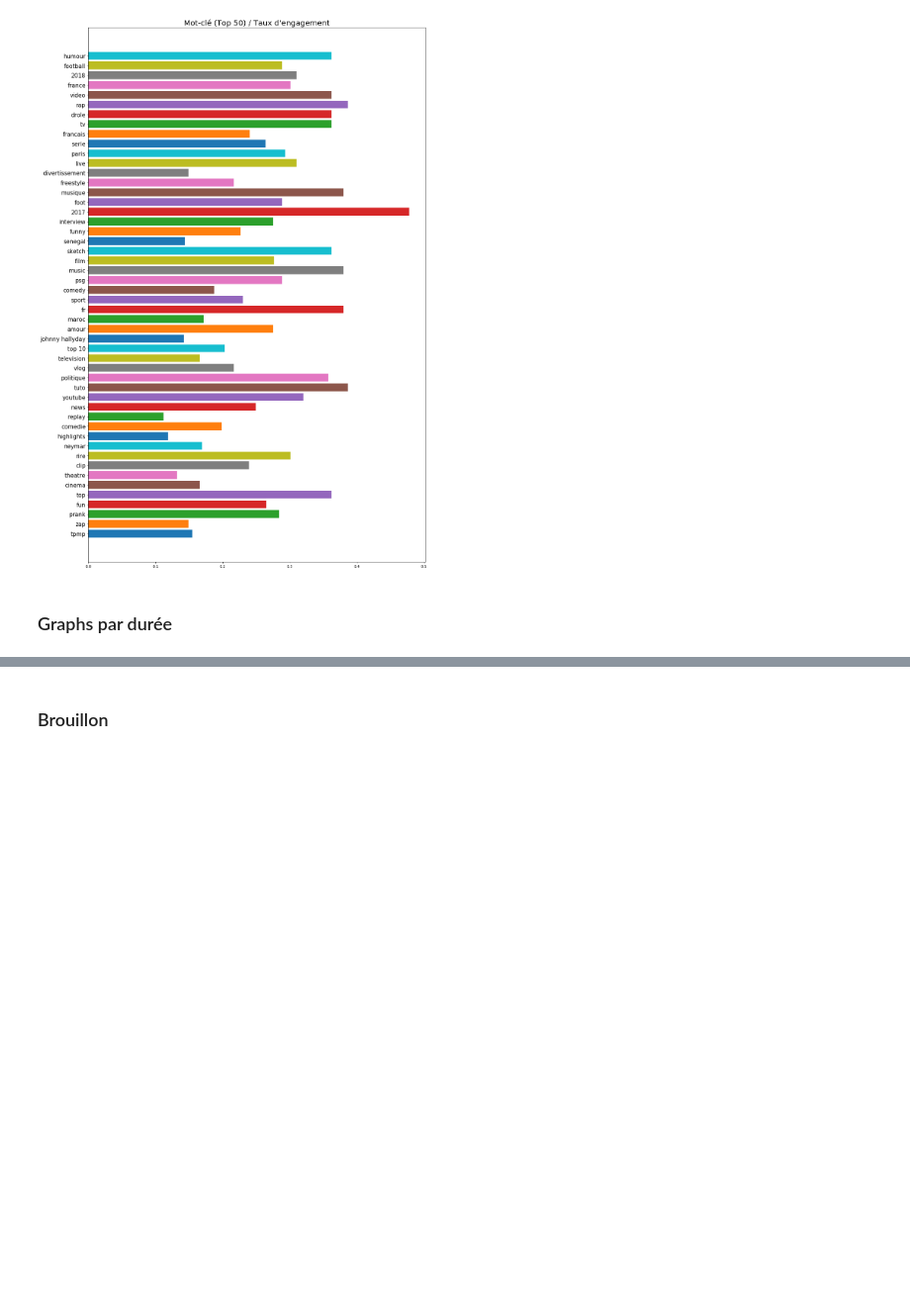
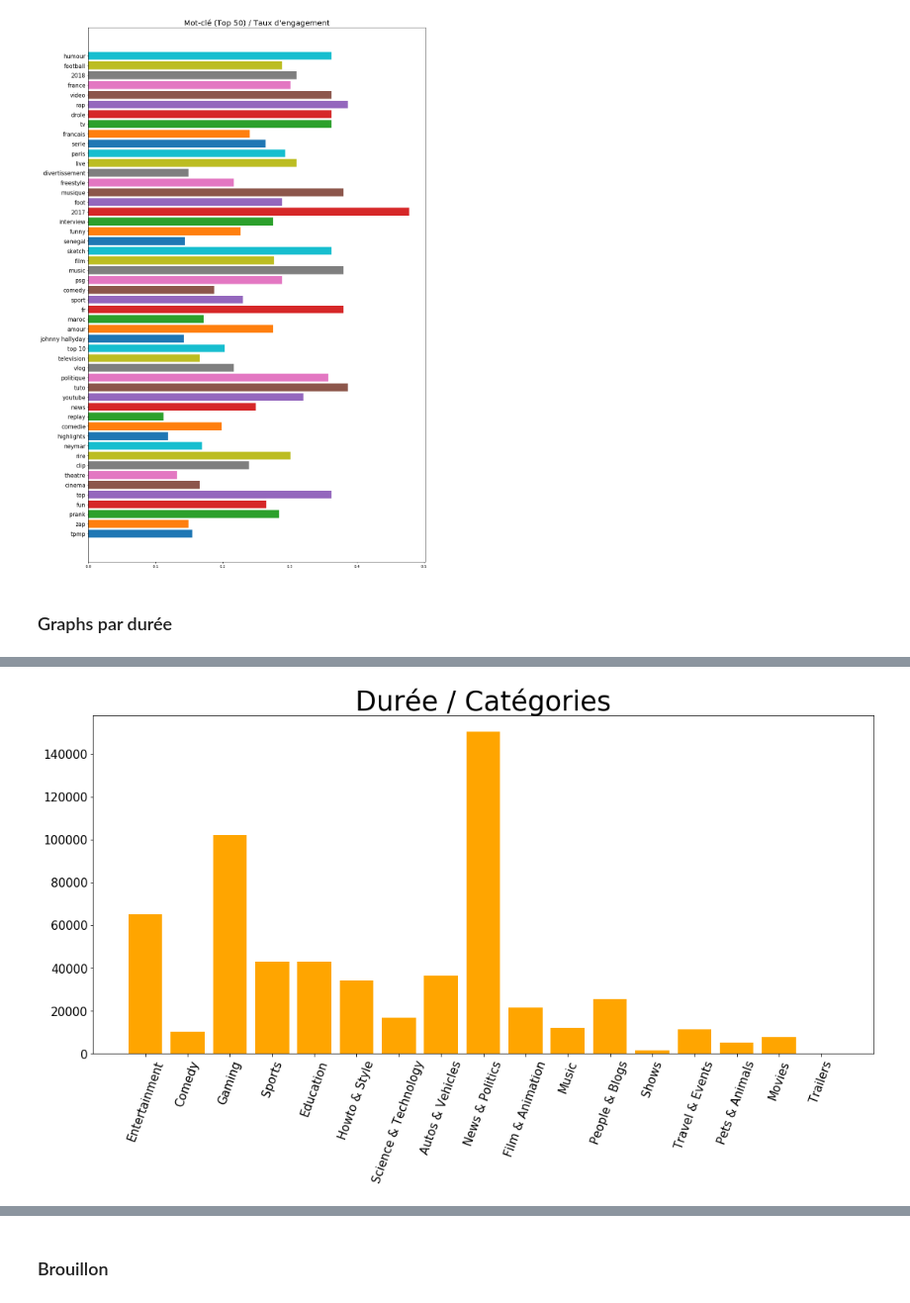
Before and after one commit to DROMZEE/Youtube-Predictor, a Jupyter notebook: projet_fred.ipynb, the cells around one changed output, grey strips where cells are left out. Shown at 99% size. Drawn from its saved outputs; the diff is of its cells as text; code cells hidden in the pictures; blank space fills up the shorter version.

```diff
--- a/projet_fred.ipynb
+++ b/projet_fred.ipynb
@@ -344,0 +390,12 @@ plt.show()
+# %%
+plt.figure(figsize=(18,8))
+
+plt.bar(df_duree["category"], df_duree["duree"], color="orange")
+plt.xticks(rotation=70, size=15)
+plt.yticks(size=15)
+
+plt.title("Durée / Catégories", size=35)
+
+plt.show()
+# %% [output]
+[figure, added]
```
Also changed, not shown: parts of 7 cells of this notebook.
